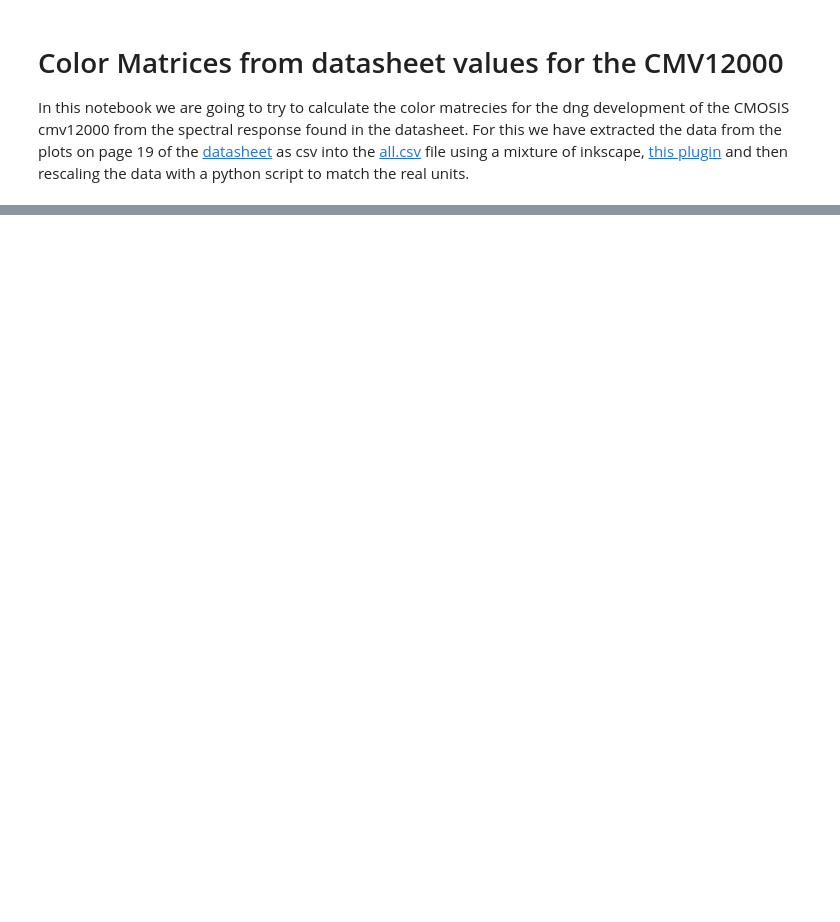
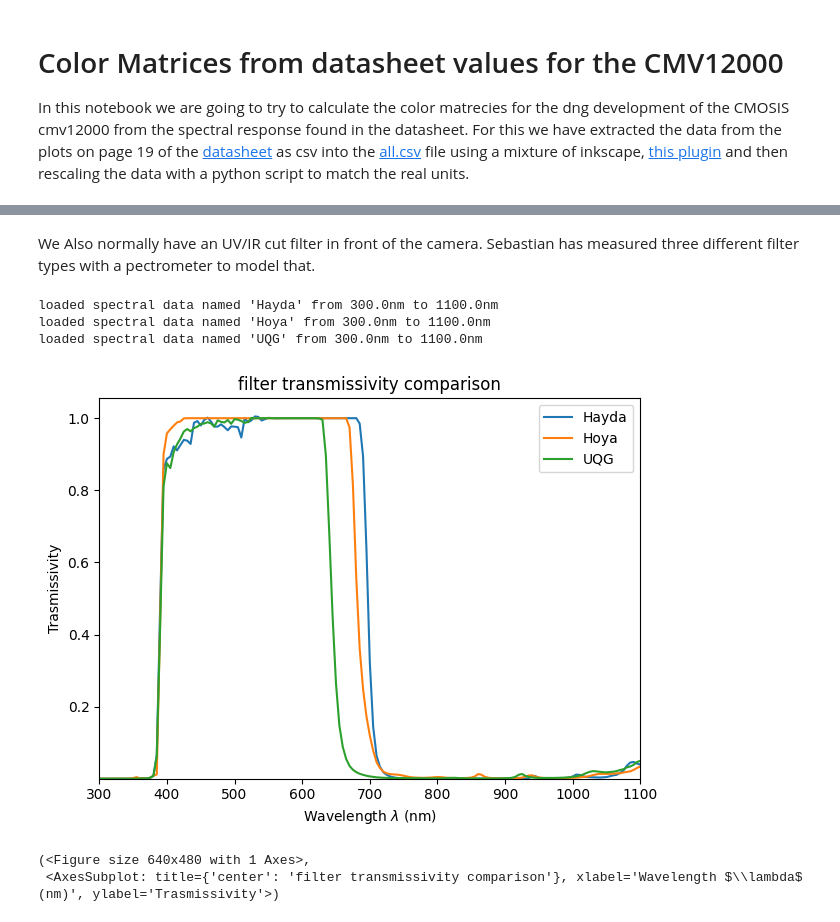
Before and after one commit to anuejn/cmv12k_color_response, a Jupyter notebook: color_matrices.ipynb, the cells around one changed output, grey strips where cells are left out. Saved outputs shown, nothing was run; the diff lists cells and outputs as text; code cells hidden in the pictures; blank space fills up the shorter version.

```diff
--- a/color_matrices.ipynb
+++ b/color_matrices.ipynb
@@ -15,0 +31,15 @@ loaded spectral data from 380.0nm to 730.0nm
+# %% [markdown]
+We Also normally have an UV/IR cut filter in front of the camera. Sebastian has measured three different filter types with a pectrometer to model that.
+# %%
+filter_hayda = load_spectral_data("filter_data/Hayda.csv")
+filter_hoya = load_spectral_data("filter_data/Hoya.csv")
+filter_uqg = load_spectral_data("filter_data/UQG.csv")
+
+colour.plotting.plot_multi_sds([filter_hayda, filter_hoya, filter_uqg], y_label="Trasmissivity", title="filter transmissivity comparison")
+# %% [output]
+loaded spectral data named 'Hayda' from 300.0nm to 1100.0nm
+loaded spectral data named 'Hoya' from 300.0nm to 1100.0nm
+loaded spectral data named 'UQG' from 300.0nm to 1100.0nm
+[figure, added]
+(<Figure size 640x480 with 1 Axes>,
+ <AxesSubplot: title={'center': 'filter transmissivity comparison'}, xlabel='Wavelength $\\lambda$ (nm)', ylabel='Trasmissivity'>)
```
Also changed, not shown: parts of 12 cells of this notebook, 34 other files.
